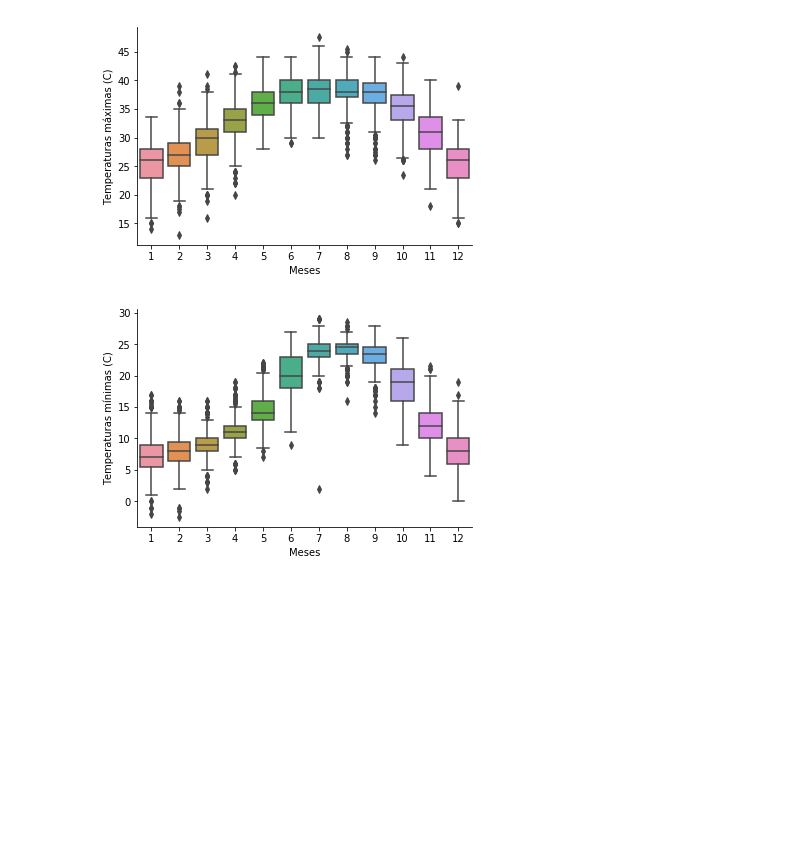
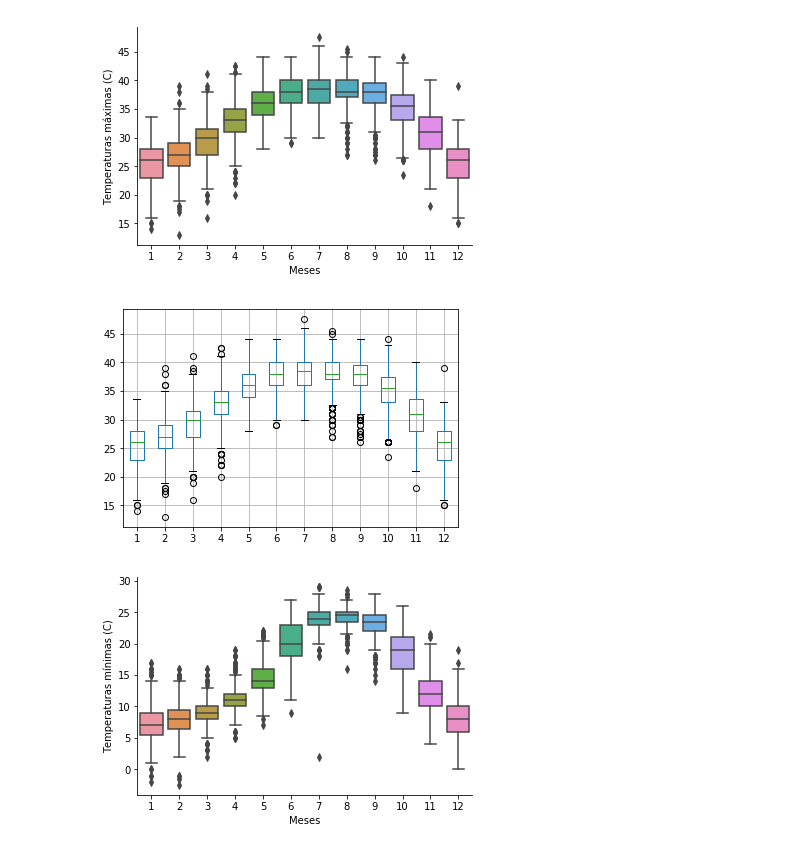
Before and after one commit to JoseDGV/Fisica_Computacional, a Jupyter notebook: Actividad 4.ipynb, the cells around one changed output. Drawn from its saved outputs; the diff is of its cells as text; code cells hidden in the pictures; blank space fills up the shorter version.

```diff
--- a/Actividad 4.ipynb
+++ b/Actividad 4.ipynb
@@ -185,6 +185,15 @@ plt.savefig('cajatmaxmensualsns',plt=2000) #Guardamos la figura
 plt.show()
 # %% [output]
 [figure]
+# %%
+#Algorimo para boxplot de temperaturas máximas mensuales
+df2 = df.filter(['TMAX','MES'],axis=1)       #Creamos un nuevo dataframe a partir de los valores filtrados del dataframe
+                                             #original con los valores que deseamos graficar.
+df2=df2.pivot(columns='MES',values='TMAX')   #Reorganizamos los datos en columnas.
+df2.boxplot()                                #Realizamos el diagrama de caja.
+plt.savefig('boxplotmaxmensual',plt='2000')  #Guardamos la imágen.
+# %% [output]
+[figure, added]
 # %%
 #Realizamos el diagrama de cajas para las temperaturas mínimas de cada mes con seaborn
 ax = sns.boxplot(x="MES", y="TMIN", data=df)
```
Also changed, not shown: parts of 7 cells of this notebook, 5 other files.
